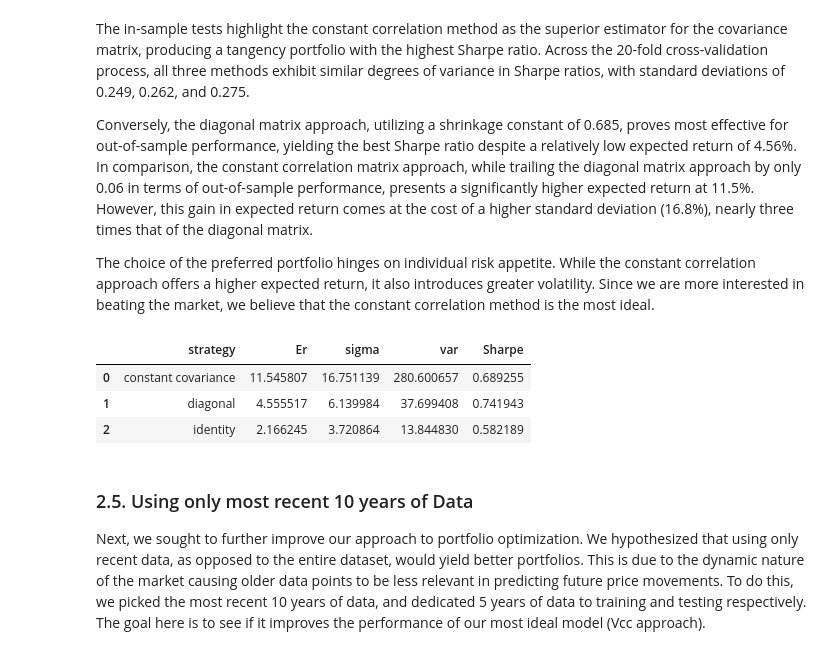
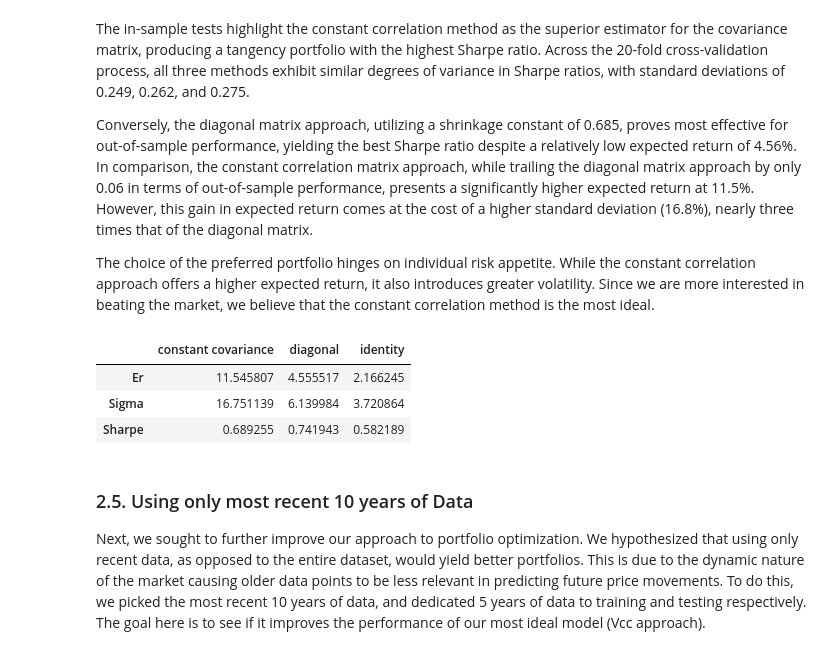
Before and after one commit to legendarycy/DBA3713_G10, a Jupyter notebook: Group Project.ipynb, the cells around one changed output. Saved outputs shown, nothing was run; the diff lists cells and outputs as text; code cells hidden in the pictures.

```diff
--- a/Group Project.ipynb
+++ b/Group Project.ipynb
@@ -680,6 +680,14 @@ cv_diagonal - mean sharpe: 0.170, std sharpe: 0.262
 cv_identity - mean sharpe: 0.151, std sharpe: 0.249
 # %% [markdown]
 ### 2.3. Out-of-sample Performance
+# %%
+#function to append results to summary table
+
+def appendResults(summary, label, results):
+    results = {label : results}
+    metrics = pd.DataFrame.from_dict(results, orient = 'index', columns = ["Er", "Sigma", "Sharpe"]).T
+    summary = pd.concat([summary, metrics], axis=1)
+    return summary
 # %%
 #calculate Vhat
 V_hat = train.iloc[:, 3:].cov()
@@ -743,13 +742,13 @@ The in-sample tests highlight the constant correlation method as the superior es
 Conversely, the diagonal matrix approach, utilizing a shrinkage constant of 0.685, proves most effective for out-of-sample performance, yielding the best Sharpe ratio despite a relatively low expected return of 4.56%. In comparison, the constant correlation matrix approach, while trailing the diagonal matrix approach by only 0.06 in terms of out-of-sample performance, presents a significantly higher expected return at 11.5%. However, this gain in expected return comes at the cost of a higher standard deviation (16.8%), nearly three times that of the diagonal matrix.
 
 The choice of the preferred portfolio hinges on individual risk appetite. While the constant correlation approach offers a higher expected return, it also introduces greater volatility. Since we are more interested in beating the market, we believe that the constant correlation method is the most ideal.
-# %%
-metrics.head()
-# %% [output]
-|  | strategy | Er | sigma | var | Sharpe |
-| 0 | constant covariance | 11.545807 | 16.751139 | 280.600657 | 0.689255 |
-| 1 | diagonal | 4.555517 | 6.139984 | 37.699408 | 0.741943 |
-| 2 | identity | 2.166245 | 3.720864 | 13.844830 | 0.582189 |
+# %%
+summary
+# %% [output]
+|  | constant covariance | diagonal | identity |
+| Er | 11.545807 | 4.555517 | 2.166245 |
+| Sigma | 16.751139 | 6.139984 | 3.720864 |
+| Sharpe | 0.689255 | 0.741943 | 0.582189 |
 # %% [markdown]
 ### 2.5. Using only most recent 10 years of Data
 
```
Also changed, not shown: parts of 17 cells of this notebook, 1 other file.
